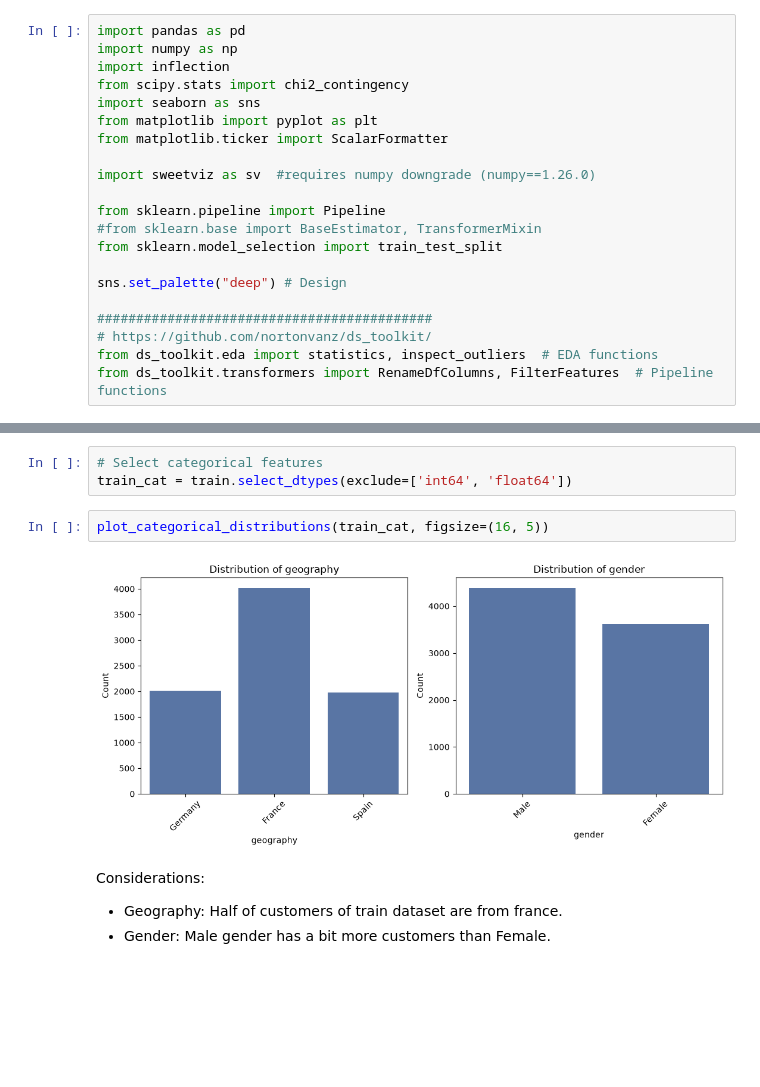
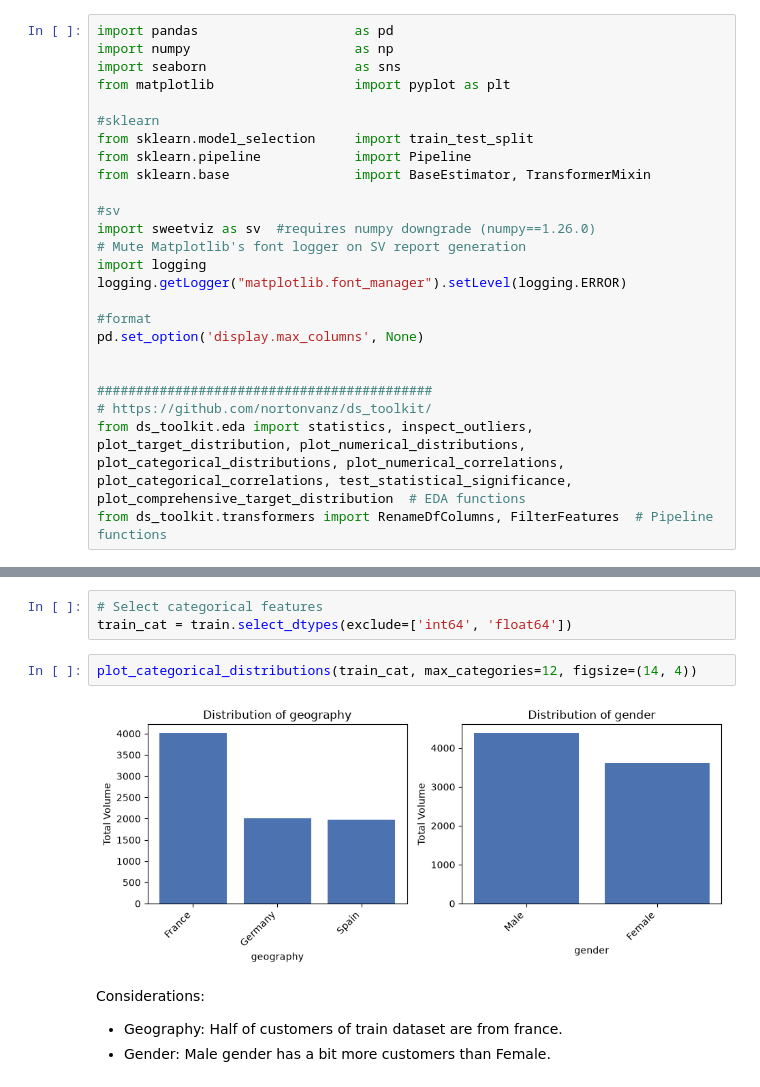
Before and after one commit to nortonvanz/Bank-Churn-Prediction, a Jupyter notebook: notebooks/v3_EDA.ipynb, the cells around one changed output, grey strips where cells are left out. Drawn from its saved outputs; the diff is of its cells as text; blank space fills up the shorter version.

```diff
--- a/notebooks/v3_EDA.ipynb
+++ b/notebooks/v3_EDA.ipynb
@@ -46,25 +46,29 @@ Project deliverables:
 # %% [markdown]
 # Imports
 # %%
-import pandas as pd
-import numpy as np
-import inflection
-from scipy.stats import chi2_contingency
-import seaborn as sns
-from matplotlib import pyplot as plt
-from matplotlib.ticker import ScalarFormatter
+import pandas                    as pd
+import numpy                     as np
+import seaborn                   as sns
+from matplotlib                  import pyplot as plt
 
+#sklearn
+from sklearn.model_selection     import train_test_split
+from sklearn.pipeline            import Pipeline
+from sklearn.base                import BaseEstimator, TransformerMixin
+
+#sv
 import sweetviz as sv  #requires numpy downgrade (numpy==1.26.0)
+# Mute Matplotlib's font logger on SV report generation
+import logging
+logging.getLogger("matplotlib.font_manager").setLevel(logging.ERROR)
 
-from sklearn.pipeline import Pipeline
-#from sklearn.base import BaseEstimator, TransformerMixin
-from sklearn.model_selection import train_test_split
+#format
+pd.set_option('display.max_columns', None)
 
-sns.set_palette("deep") # Design
 
 ###########################################
 # https://github.com/nortonvanz/ds_toolkit/
-from ds_toolkit.eda import statistics, inspect_outliers  # EDA functions
+from ds_toolkit.eda import statistics, inspect_outliers, plot_target_distribution, plot_numerical_distributions, plot_categorical_distributions, plot_numerical_correlations, plot_categorical_correlations, test_statistical_significance, plot_comprehensive_target_distribution  # EDA functions
 from ds_toolkit.transformers import RenameDfColumns, FilterFeatures  # Pipeline functions
 # %% [markdown]
 ## Functions
@@ -770,9 +322,9 @@ Inspect distributions of categorical features using count plots.
 # Select categorical features
 train_cat = train.select_dtypes(exclude=['int64', 'float64'])
 # %%
-plot_categorical_distributions(train_cat, figsize=(16, 5))
+plot_categorical_distributions(train_cat, max_categories=12, figsize=(14, 4))
 # %% [output]
-[figure, old version]
+[figure, new version]
 # %% [markdown]
 Considerations:
 - Geography: Half of customers of train dataset are from france.
```
Also changed, not shown: parts of 89 cells of this notebook.
